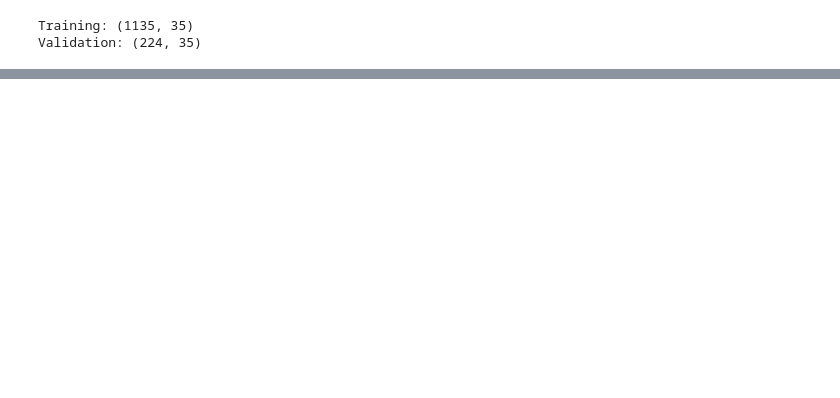
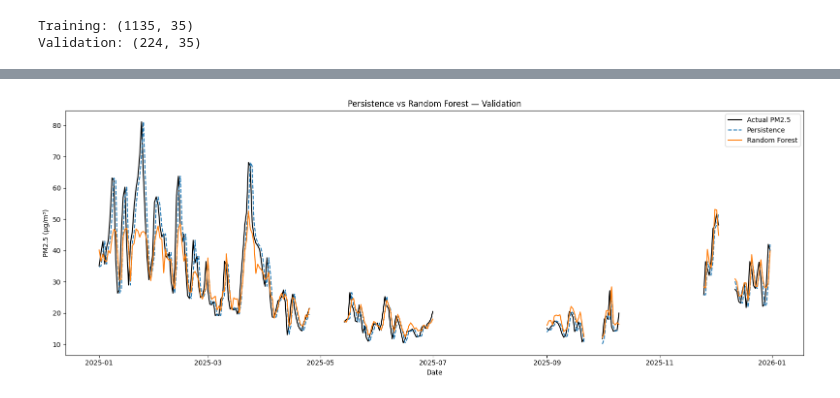
Before and after one commit to mapadeawdai/PM2.5_Prediction, a Jupyter notebook: main.ipynb, the cells around one changed output, grey strips where cells are left out. Drawn from its saved outputs; the diff is of its cells as text; code cells hidden in the pictures; blank space fills up the shorter version.

```diff
--- a/main.ipynb
+++ b/main.ipynb
@@ -1074,0 +1102,3 @@ Validation: (224, 35)
+# %%
+y_train_pred = rf_model.predict(X_train_flat)
+y_val_pred = rf_model.predict(X_val_flat)
@@ -1074,0 +1134,15 @@ Validation: (224, 35)
+# %%
+pm25_index = FEATURES.index("pm25")
+
+persistence_pred = X_val[:, -1, pm25_index]
+
+comparison = pd.DataFrame({
+    "Persistence": evaluate_model(
+        y_val, persistence_pred
+    ),
+    "Random Forest": evaluate_model(
+        y_val, y_val_pred
+    )
+}).T
+
+print(comparison.round(4))
@@ -1074,0 +1218,45 @@ Validation: (224, 35)
+# %%
+plot_df = pd.DataFrame({
+    "Actual": y_val,
+    "Persistence": persistence_pred,
+    "Random Forest": y_val_pred
+}, index=pd.to_datetime(dates_val))
+
+full_dates = pd.date_range(
+    "2025-01-01",
+    "2025-12-31",
+    freq="D"
+)
+
+plot_df = plot_df.reindex(full_dates)
+
+plt.figure(figsize=(16, 6))
+
+plt.plot(
+    plot_df.index,
+    plot_df["Actual"],
+    color="black",
+    label="Actual PM2.5"
+)
+
+plt.plot(
+    plot_df.index,
+    plot_df["Persistence"],
+    linestyle="--",
+    label="Persistence"
+)
+
+plt.plot(
+    plot_df.index,
+    plot_df["Random Forest"],
+    label="Random Forest"
+)
+
+plt.xlabel("Date")
+plt.ylabel("PM2.5 (µg/m³)")
+plt.title("Persistence vs Random Forest — Validation")
+plt.legend()
+plt.tight_layout()
+plt.show()
+# %% [output]
+[figure, added]
```
Also changed, not shown: parts of 22 cells of this notebook.
